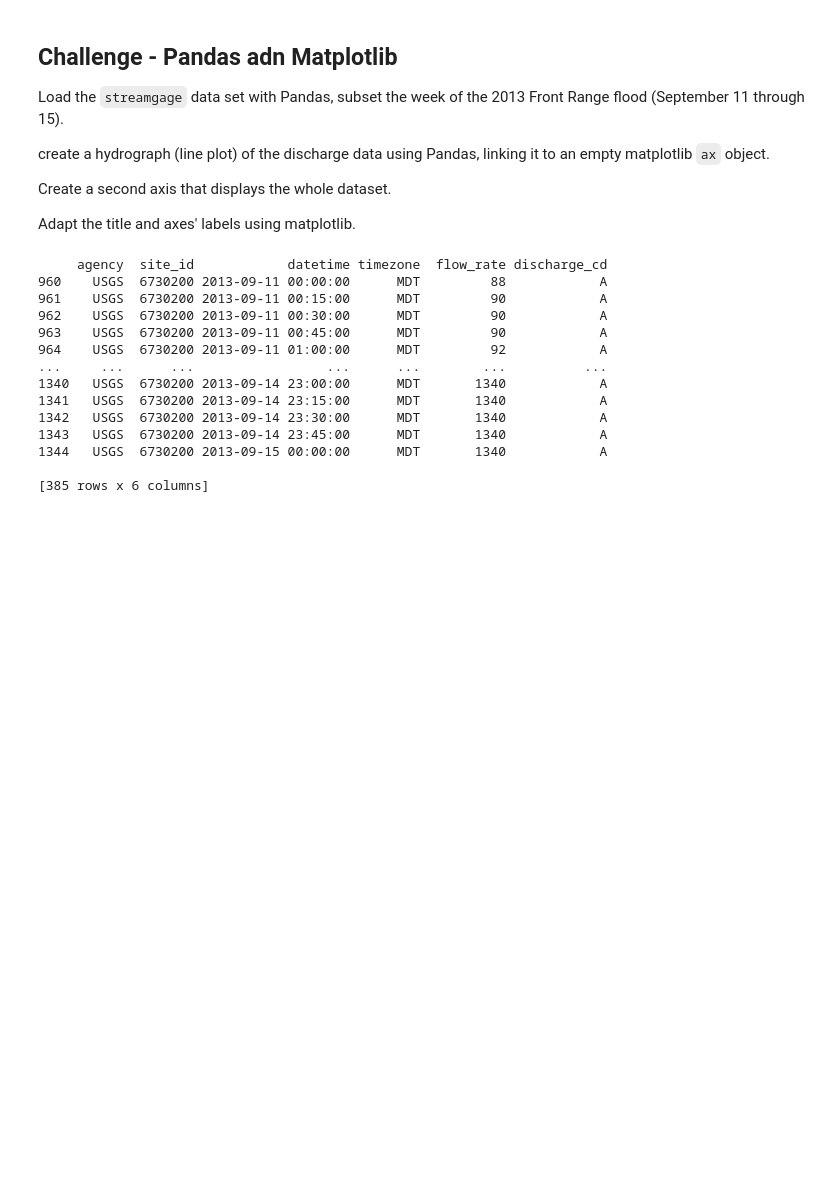
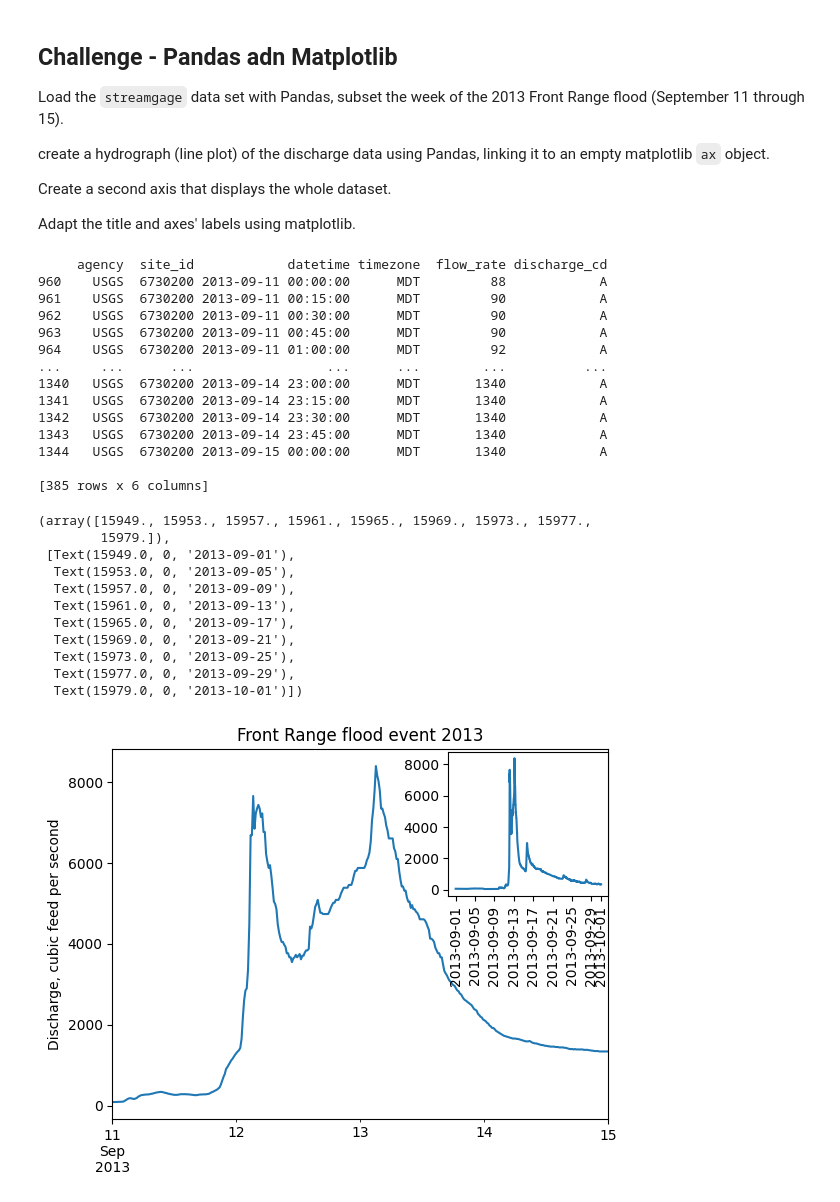
Before and after one commit to meelyn-pandit/sw-python-ecology-lesson, a Jupyter notebook: src/lesson09-data-ingest-and-visualization-matplotlib-and-pandas.ipynb, the cells around one changed output. Drawn from its saved outputs; the diff is of its cells as text; code cells hidden in the pictures; blank space fills up the shorter version.

```diff
--- a/src/lesson09-data-ingest-and-visualization-matplotlib-and-pandas.ipynb
+++ b/src/lesson09-data-ingest-and-visualization-matplotlib-and-pandas.ipynb
@@ -261,30 +267,61 @@ import matplotlib.pyplot as plt
 
 # load the streamgage data
 
 discharge = pd.read_csv('data/bouldercreek_09_2013.txt',
                         skiprows=27,
                         delimiter='\t',
                         names=['agency', 'site_id',  'datetime',
                                'timezone', 'flow_rate', 'discharge_cd'])
 discharge['datetime'] = pd.to_datetime(discharge['datetime'])
 
 # subset the data to include 2013 september 11-15th
 flood = discharge[(discharge['datetime'] >= '2013-09-11') & (discharge['datetime'] <= '2013-09-15')]
 print(flood)
 
 # create a hydrograph plot (line plot)
+fig, ax = plt.subplots()
+
+flood.plot(x='datetime',
+           y='flow_rate',
+           ax=ax)
+ax.set_xlabel('') # no label
+ax.set_ylabel('Discharge, cubic feed per second')
+ax.legend().set_visible(False)
+ax.set_title('Front Range flood event 2013')
+
+# sets where to display the second plot (top right corner)
+ax2 = fig.add_axes([0.65, 0.575, 0.25, 0.3])
+# ax2 = fig.add_axes([1,1,1,1])
+
+# DataFrame.plot raises an error with an insert axis object,
+# so we use matplotlib's plot method instead
+
+ax2.plot('datetime', 'flow_rate', data=discharge)
+plt.xticks(rotation=90)
 # %% [output]
      agency  site_id            datetime timezone  flow_rate discharge_cd
 960    USGS  6730200 2013-09-11 00:00:00      MDT         88            A
 961    USGS  6730200 2013-09-11 00:15:00      MDT         90            A
 962    USGS  6730200 2013-09-11 00:30:00      MDT         90            A
 963    USGS  6730200 2013-09-11 00:45:00      MDT         90            A
 964    USGS  6730200 2013-09-11 01:00:00      MDT         92            A
 ...     ...      ...                 ...      ...        ...          ...
 1340   USGS  6730200 2013-09-14 23:00:00      MDT       1340            A
 1341   USGS  6730200 2013-09-14 23:15:00      MDT       1340            A
 1342   USGS  6730200 2013-09-14 23:30:00      MDT       1340            A
 1343   USGS  6730200 2013-09-14 23:45:00      MDT       1340            A
 1344   USGS  6730200 2013-09-15 00:00:00      MDT       1340            A
 
 [385 rows x 6 columns]
+(array([15949., 15953., 15957., 15961., 15965., 15969., 15973., 15977.,
+        15979.]),
+ [Text(15949.0, 0, '2013-09-01'),
+  Text(15953.0, 0, '2013-09-05'),
+  Text(15957.0, 0, '2013-09-09'),
+  Text(15961.0, 0, '2013-09-13'),
+  Text(15965.0, 0, '2013-09-17'),
+  Text(15969.0, 0, '2013-09-21'),
+  Text(15973.0, 0, '2013-09-25'),
+  Text(15977.0, 0, '2013-09-29'),
+  Text(15979.0, 0, '2013-10-01')])
+[figure, added]
```
Also changed, not shown: parts of 11 cells of this notebook, 2 other files.
